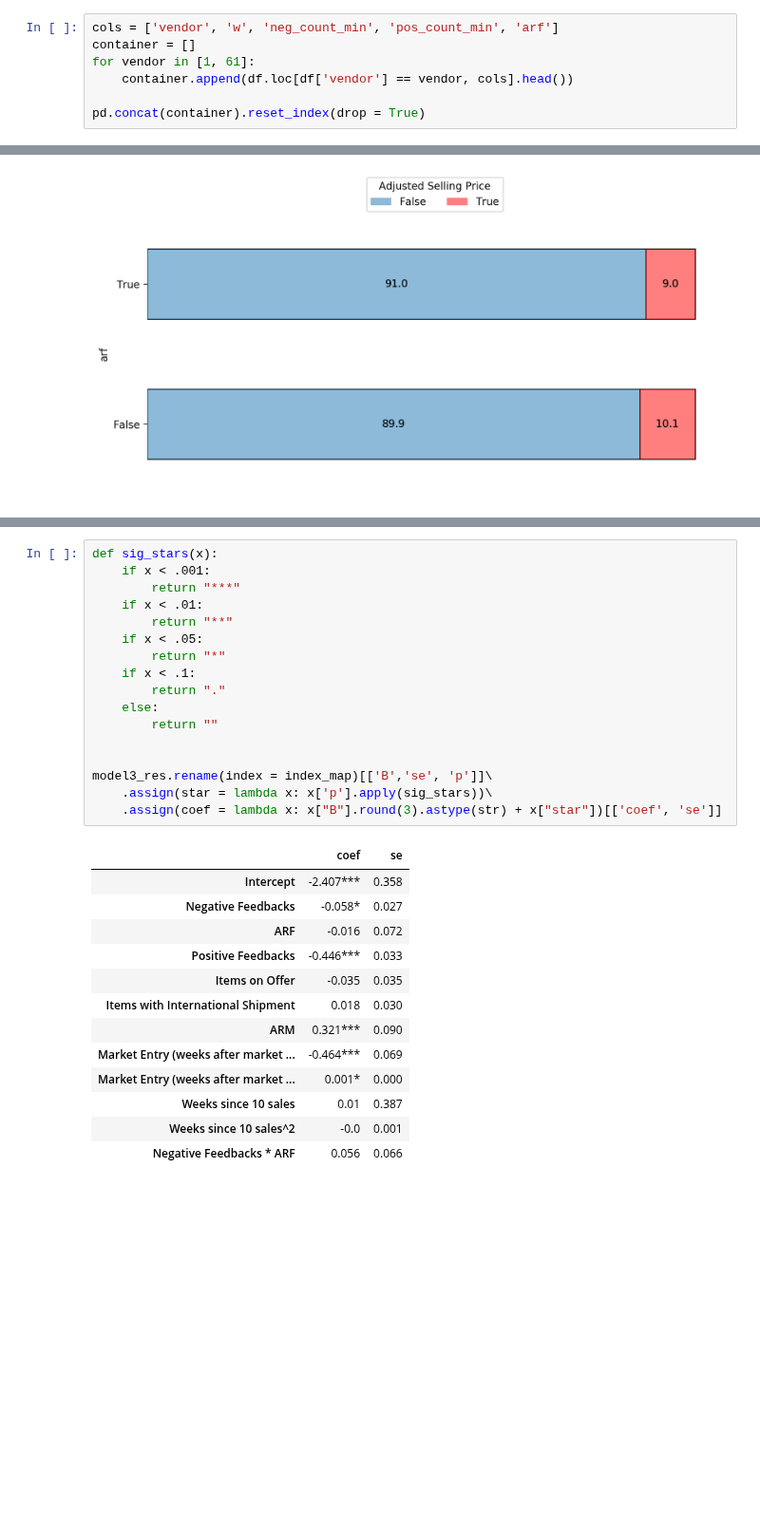
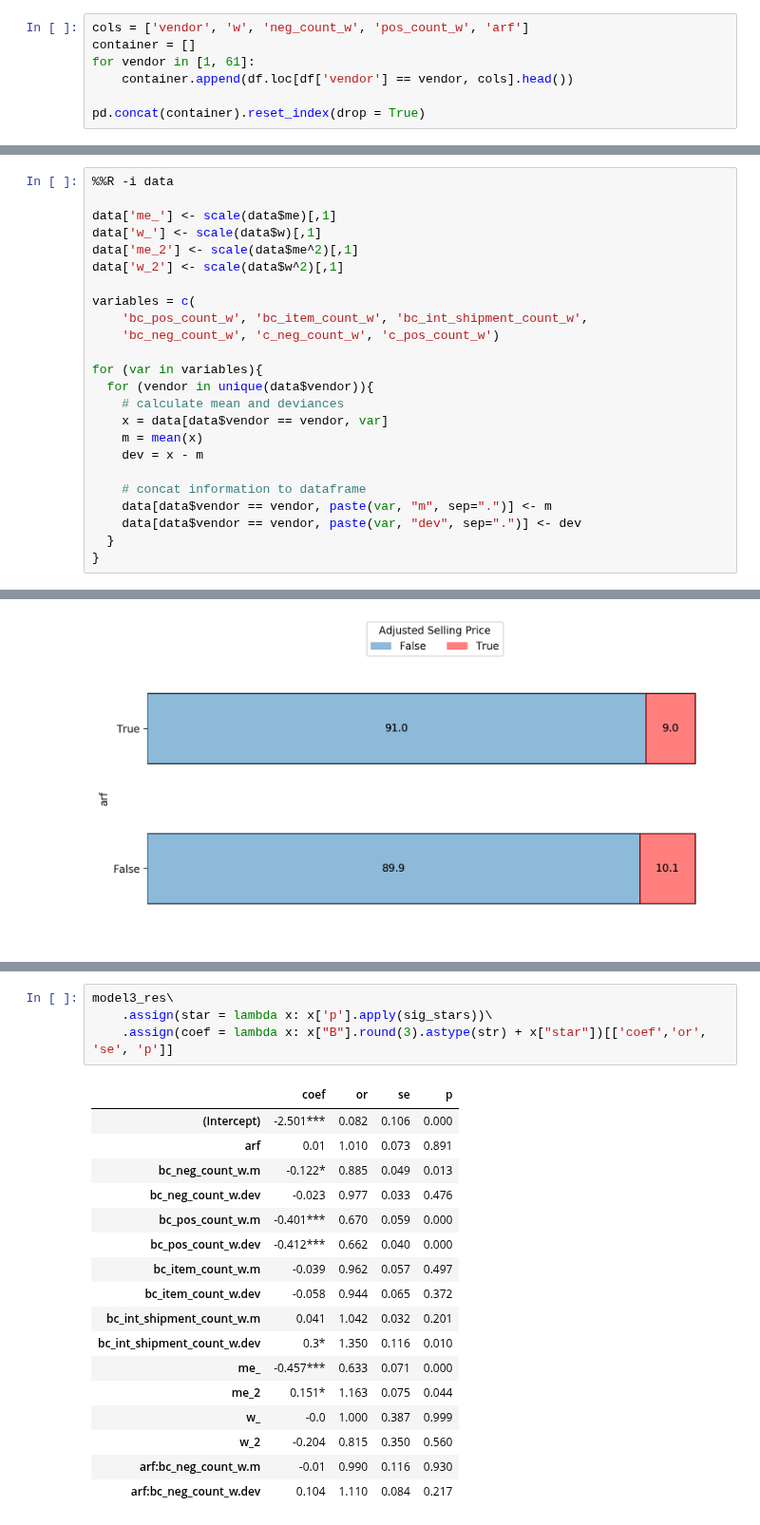
Before and after one commit to jossl95/ARF, a Jupyter notebook: Analyzer.ipynb, the cells around one changed output, grey strips where cells are left out. Shown at 95% size. Saved outputs shown, nothing was run; the diff lists cells and outputs as text; blank space fills up the shorter version.

```diff
--- a/Analyzer.ipynb
+++ b/Analyzer.ipynb
@@ -35,7 +35,7 @@ df = df.merge(df.groupby('vendor')['me_min'].min().rename('me'), on = 'vendor')
 # %%
 df = df.rename(columns= {'international_shipment_count_w': 'int_shipment_count_w', 'international_shipment': 'int_shipment'})
 # %%
-cols = ['vendor', 'w', 'neg_count_min', 'pos_count_min', 'arf']
+cols = ['vendor', 'w', 'neg_count_w', 'pos_count_w', 'arf']
 container = []
 for vendor in [1, 61]:
     container.append(df.loc[df['vendor'] == vendor, cols].head())
@@ -200 +198,25 @@ PPML regression                                   No. of obs      =     22,777
+# %%
+%%R -i data
+
+data['me_'] <- scale(data$me)[,1]
+data['w_'] <- scale(data$w)[,1]
+data['me_2'] <- scale(data$me^2)[,1]
+data['w_2'] <- scale(data$w^2)[,1]
+
+variables = c(
+    'bc_pos_count_w', 'bc_item_count_w', 'bc_int_shipment_count_w',
+    'bc_neg_count_w', 'c_neg_count_w', 'c_pos_count_w')
+
+for (var in variables){
+  for (vendor in unique(data$vendor)){
+    # calculate mean and deviances
+    x = data[data$vendor == vendor, var]
+    m = mean(x)
+    dev = x - m
+
+    # concat information to dataframe
+    data[data$vendor == vendor, paste(var, "m", sep=".")] <- m
+    data[data$vendor == vendor, paste(var, "dev", sep=".")] <- dev
+  }
+}
 # %%
@@ -674,31 +638,22 @@ model3_fit
 # %%
-def sig_stars(x):
-    if x < .001:
-        return "***"
-    if x < .01:
-        return "**"
-    if x < .05:
-        return "*"
-    if x < .1:
-        return "."
-    else:
-        return ""
-
-
-model3_res.rename(index = index_map)[['B','se', 'p']]\
+model3_res\
     .assign(star = lambda x: x['p'].apply(sig_stars))\
-    .assign(coef = lambda x: x["B"].round(3).astype(str) + x["star"])[['coef', 'se']]
+    .assign(coef = lambda x: x["B"].round(3).astype(str) + x["star"])[['coef','or', 'se', 'p']]
 # %% [output]
-|  | coef | se |
-| Intercept | -2.407*** | 0.358 |
-| Negative Feedbacks | -0.058* | 0.027 |
-| ARF | -0.016 | 0.072 |
-| Positive Feedbacks | -0.446*** | 0.033 |
-| Items on Offer | -0.035 | 0.035 |
-| Items with International Shipment | 0.018 | 0.030 |
-| ARM | 0.321*** | 0.090 |
-| Market Entry (weeks after market ... | -0.464*** | 0.069 |
-| Market Entry (weeks after market ... | 0.001* | 0.000 |
-| Weeks since 10 sales | 0.01 | 0.387 |
-| Weeks since 10 sales^2 | -0.0 | 0.001 |
-| Negative Feedbacks * ARF | 0.056 | 0.066 |
+|  | coef | or | se | p |
+| (Intercept) | -2.501*** | 0.082 | 0.106 | 0.000 |
+| arf | 0.01 | 1.010 | 0.073 | 0.891 |
+| bc_neg_count_w.m | -0.122* | 0.885 | 0.049 | 0.013 |
+| bc_neg_count_w.dev | -0.023 | 0.977 | 0.033 | 0.476 |
+| bc_pos_count_w.m | -0.401*** | 0.670 | 0.059 | 0.000 |
+| bc_pos_count_w.dev | -0.412*** | 0.662 | 0.040 | 0.000 |
+| bc_item_count_w.m | -0.039 | 0.962 | 0.057 | 0.497 |
+| bc_item_count_w.dev | -0.058 | 0.944 | 0.065 | 0.372 |
+| bc_int_shipment_count_w.m | 0.041 | 1.042 | 0.032 | 0.201 |
+| bc_int_shipment_count_w.dev | 0.3* | 1.350 | 0.116 | 0.010 |
+| me_ | -0.457*** | 0.633 | 0.071 | 0.000 |
+| me_2 | 0.151* | 1.163 | 0.075 | 0.044 |
+| w_ | -0.0 | 1.000 | 0.387 | 0.999 |
+| w_2 | -0.204 | 0.815 | 0.350 | 0.560 |
+| arf:bc_neg_count_w.m | -0.01 | 0.990 | 0.116 | 0.930 |
+| arf:bc_neg_count_w.dev | 0.104 | 1.110 | 0.084 | 0.217 |
```
Also changed, not shown: parts of 27 cells of this notebook, 2 other files.
